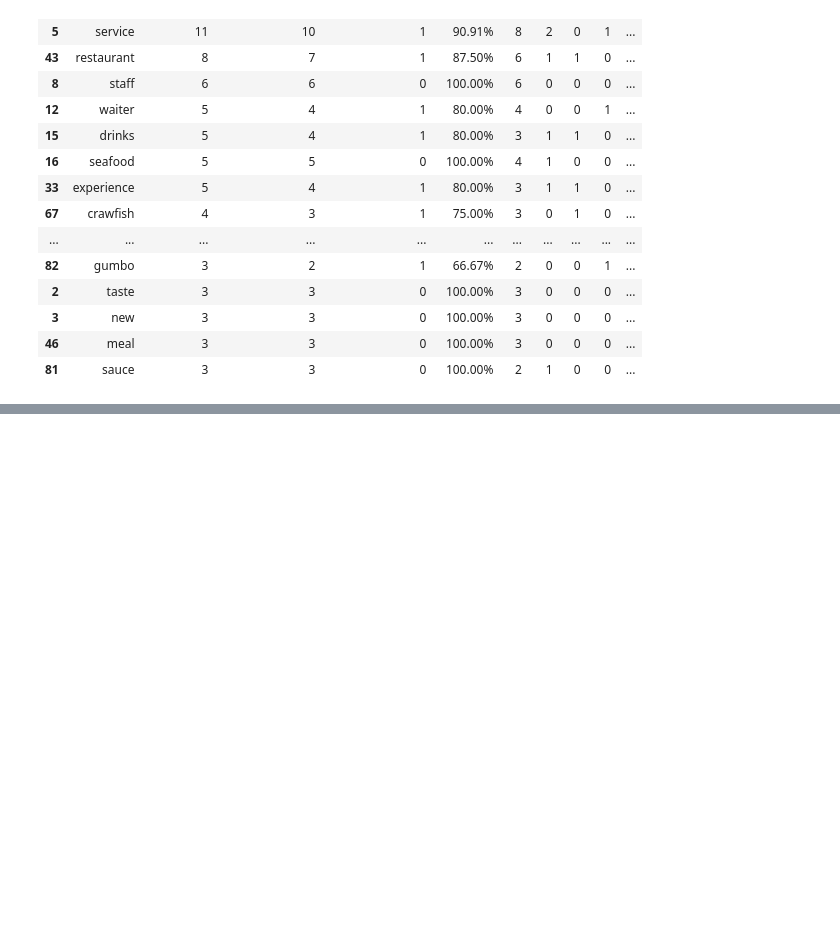
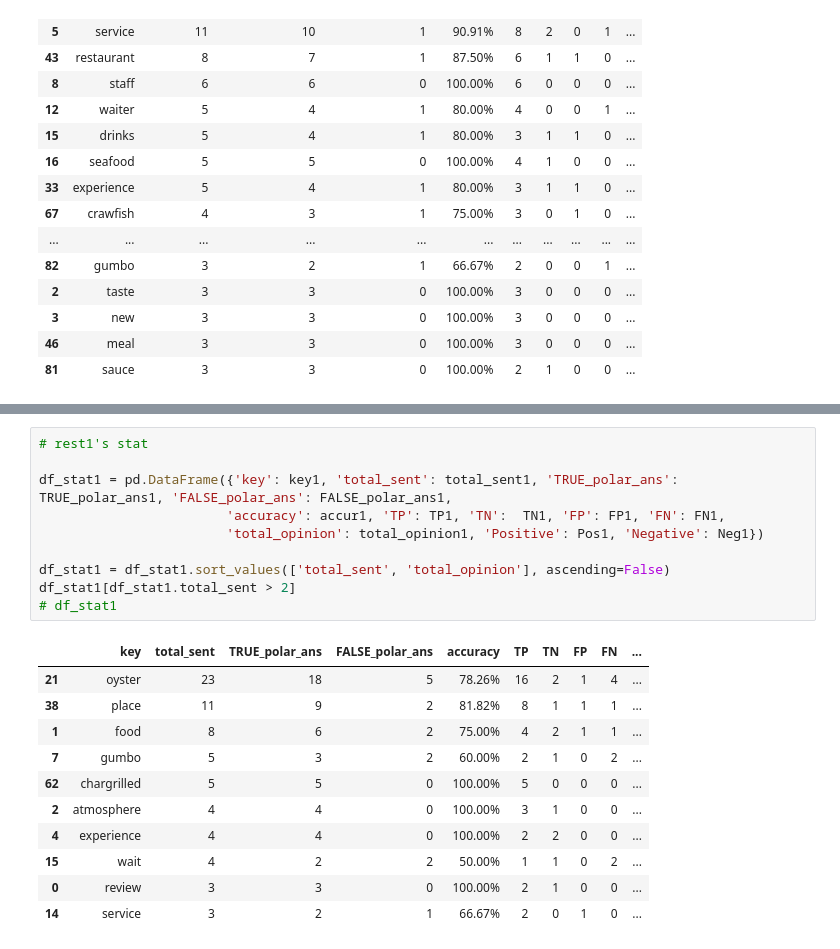
Before and after one commit to Nana2929/ckip_absa_en, a Jupyter notebook: notebooks/36.0-polar-major-2rest100.ipynb, the cells around one changed output, grey strips where cells are left out. Cells and saved outputs as stored; diff of their text form; blank space fills up the shorter version.

```diff
--- a/notebooks/36.0-polar-major-2rest100.ipynb
+++ b/notebooks/36.0-polar-major-2rest100.ipynb
@@ -453,0 +528,22 @@ df_stat2.to_csv('../data/yelp/STAT-polar-major-rest2.csv', index=False)
+# %%
+# rest1's stat
+
+df_stat1 = pd.DataFrame({'key': key1, 'total_sent': total_sent1, 'TRUE_polar_ans': TRUE_polar_ans1, 'FALSE_polar_ans': FALSE_polar_ans1,
+                        'accuracy': accur1, 'TP': TP1, 'TN':  TN1, 'FP': FP1, 'FN': FN1,
+                        'total_opinion': total_opinion1, 'Positive': Pos1, 'Negative': Neg1})
+
+df_stat1 = df_stat1.sort_values(['total_sent', 'total_opinion'], ascending=False)
+df_stat1[df_stat1.total_sent > 2]
+# df_stat1
+# %% [output]
+|  | key | total_sent | TRUE_polar_ans | FALSE_polar_ans | accuracy | TP | TN | FP | FN | ... |
+| 21 | oyster | 23 | 18 | 5 | 78.26% | 16 | 2 | 1 | 4 | ... |
+| 38 | place | 11 | 9 | 2 | 81.82% | 8 | 1 | 1 | 1 | ... |
+| 1 | food | 8 | 6 | 2 | 75.00% | 4 | 2 | 1 | 1 | ... |
+| 7 | gumbo | 5 | 3 | 2 | 60.00% | 2 | 1 | 0 | 2 | ... |
+| 62 | chargrilled | 5 | 5 | 0 | 100.00% | 5 | 0 | 0 | 0 | ... |
+| 2 | atmosphere | 4 | 4 | 0 | 100.00% | 3 | 1 | 0 | 0 | ... |
+| 4 | experience | 4 | 4 | 0 | 100.00% | 2 | 2 | 0 | 0 | ... |
+| 15 | wait | 4 | 2 | 2 | 50.00% | 1 | 1 | 0 | 2 | ... |
+| 0 | review | 3 | 3 | 0 | 100.00% | 2 | 1 | 0 | 0 | ... |
+| 14 | service | 3 | 2 | 1 | 66.67% | 2 | 0 | 1 | 0 | ... |
```
Also changed, not shown: parts of 11 cells of this notebook, 2 other files.
